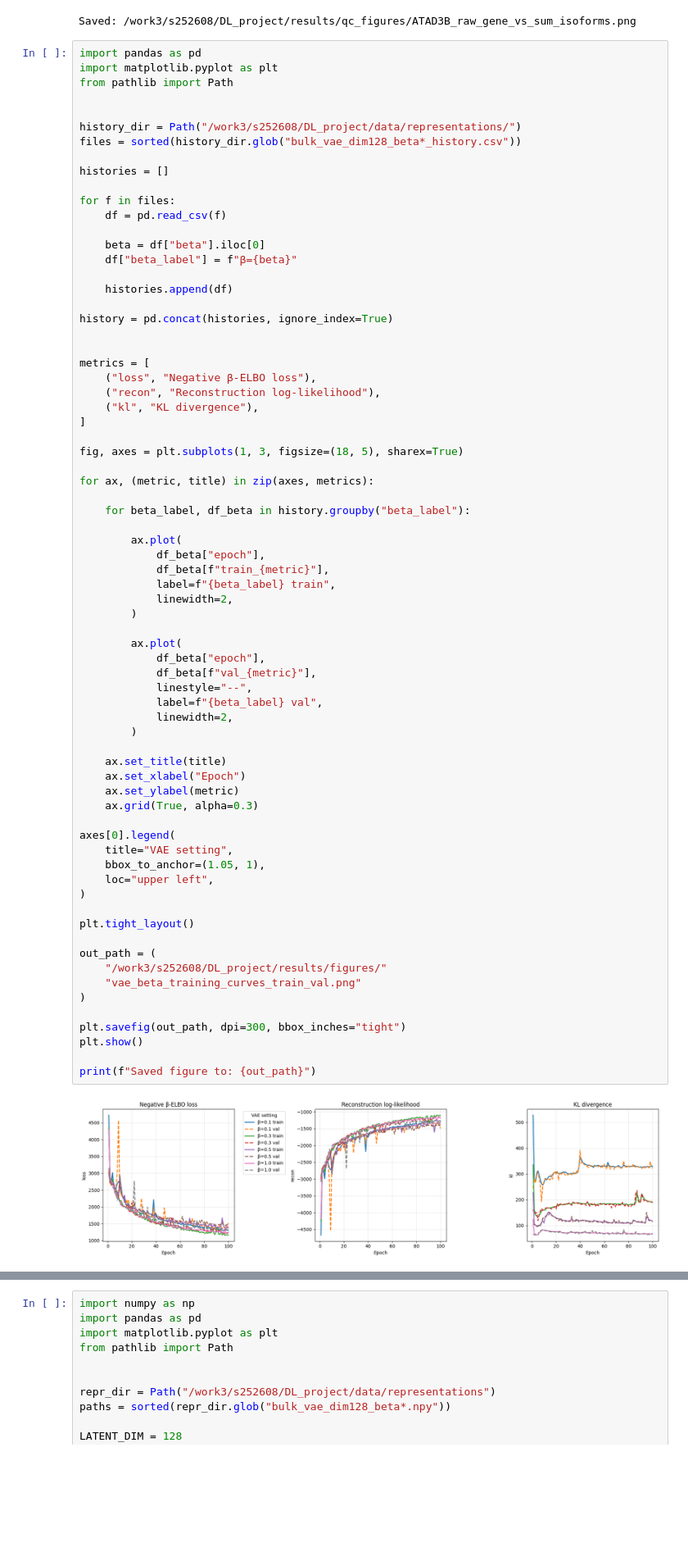
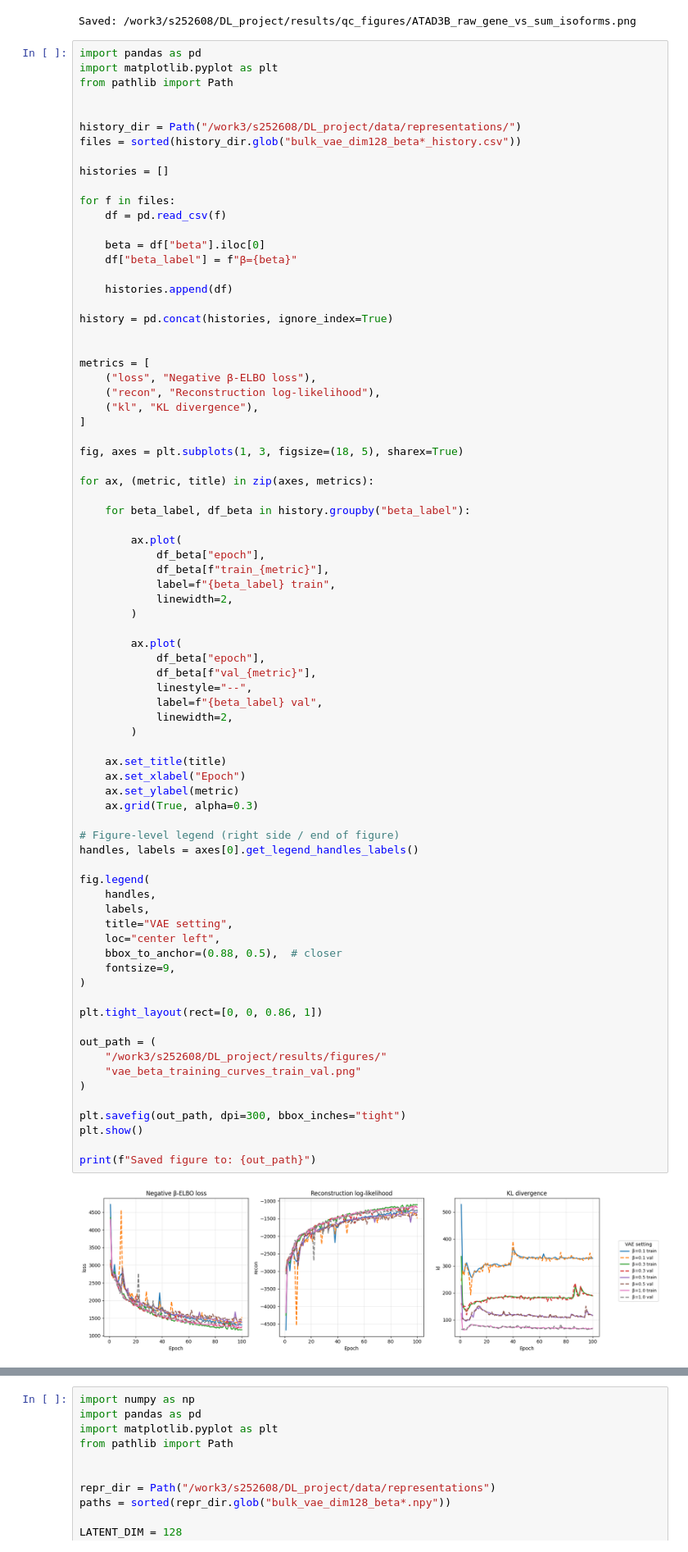
Before and after one commit to magordin/DL_project, a Jupyter notebook: notebooks/data_exploration_2.ipynb, the cells around one changed output, grey strips where cells are left out. Shown at 82% size. Drawn from its saved outputs; the diff is of its cells as text; blank space fills up the shorter version.

```diff
--- a/notebooks/data_exploration_2.ipynb
+++ b/notebooks/data_exploration_2.ipynb
@@ -912,38 +912,44 @@ for ax, (metric, title) in zip(axes, metrics):
             linewidth=2,
         )
 
         ax.plot(
             df_beta["epoch"],
             df_beta[f"val_{metric}"],
             linestyle="--",
             label=f"{beta_label} val",
             linewidth=2,
         )
 
     ax.set_title(title)
     ax.set_xlabel("Epoch")
     ax.set_ylabel(metric)
     ax.grid(True, alpha=0.3)
 
-axes[0].legend(
+# Figure-level legend (right side / end of figure)
+handles, labels = axes[0].get_legend_handles_labels()
+
+fig.legend(
+    handles,
+    labels,
     title="VAE setting",
-    bbox_to_anchor=(1.05, 1),
-    loc="upper left",
+    loc="center left",
+    bbox_to_anchor=(0.88, 0.5),  # closer
+    fontsize=9,
 )
 
-plt.tight_layout()
+plt.tight_layout(rect=[0, 0, 0.86, 1])
 
 out_path = (
     "/work3/s252608/DL_project/results/figures/"
     "vae_beta_training_curves_train_val.png"
 )
 
 plt.savefig(out_path, dpi=300, bbox_inches="tight")
 plt.show()
 
 print(f"Saved figure to: {out_path}")
 # %% [output]
-[figure, old version]
+[figure, new version]
 Saved figure to: /work3/s252608/DL_project/results/figures/vae_beta_training_curves_train_val.png
 # %%
 import numpy as np
```
Also changed, not shown: parts of 1 cell of this notebook, 2 other files.
